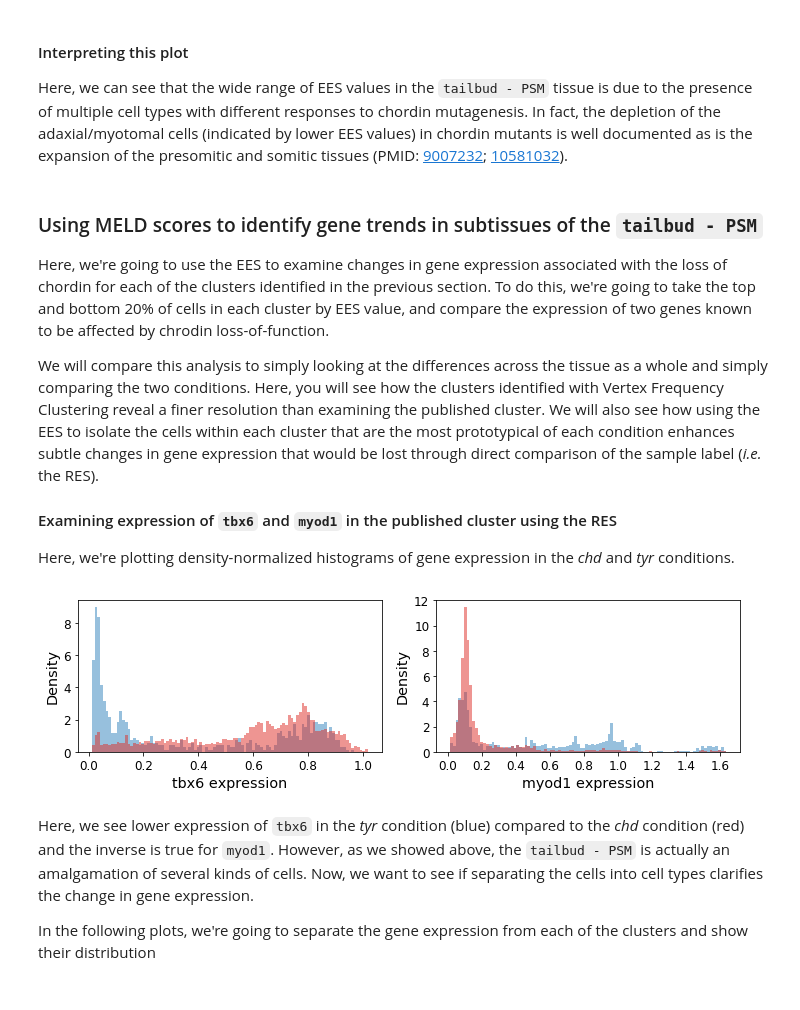
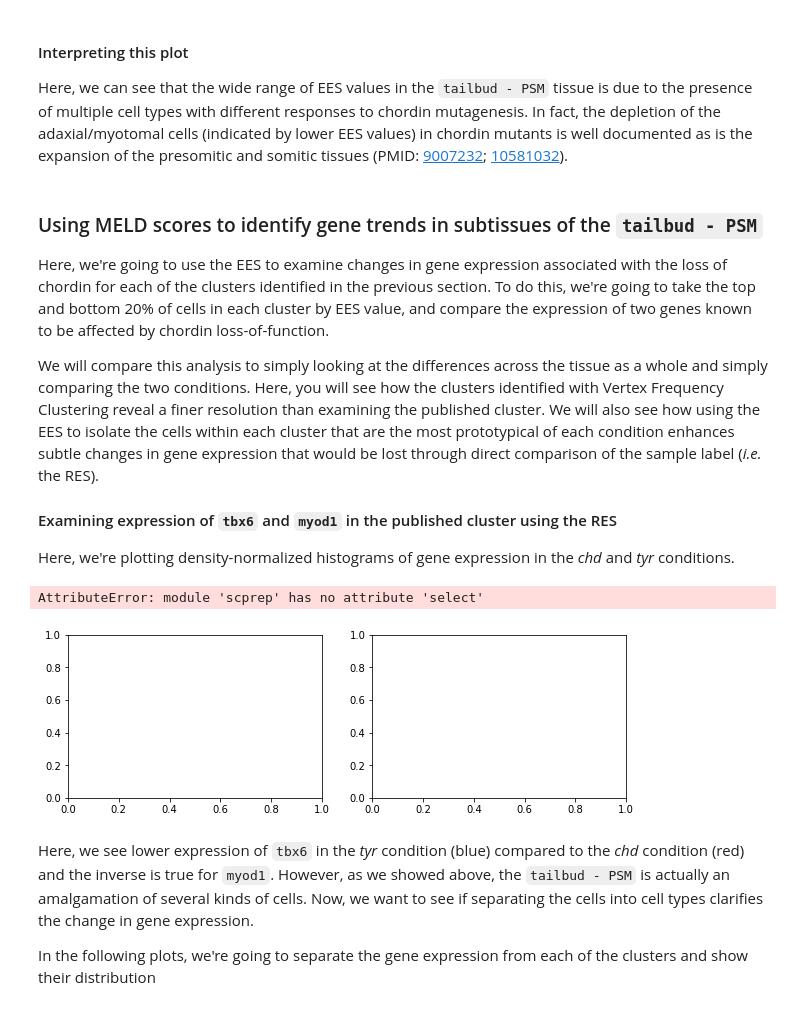
Before and after one commit to KrishnaswamyLab/MELD, a Jupyter notebook: notebooks/Wagner2018_Chordin_Cas9_Mutagenesis.ipynb, the cells around one changed output. Drawn from its saved outputs; the diff is of its cells as text; code cells hidden in the pictures.

```diff
--- a/notebooks/Wagner2018_Chordin_Cas9_Mutagenesis.ipynb
+++ b/notebooks/Wagner2018_Chordin_Cas9_Mutagenesis.ipynb
@@ -423,5 +443,8 @@ data_mg_psm = scprep.utils.select_rows(data_magic, is_in_tailbud_psm)
+# %%
+is_in_tailbud_psm = metadata['cluster'] == 'tailbud - PSM'
+data_psm, data_magic_psm, metadata_psm = scprep.select.select_rows(data_sqrt, data_magic, metadata, idx=is_in_tailbud_psm)
 # %%
-G_psm = gt.Graph(data_psm, n_pca=100, knn=5, decay=30, use_pygsp=True)
-phate_op = phate.PHATE(knn_dist='precomputed', n_jobs=12)
-Y_psm = phate_op.fit_transform(G_psm.K)
+G_psm = gt.Graph(data_psm, n_pca=100, knn=4, decay=30, use_pygsp=True, n_jobs=-2, verbose=True)
+phate_op = phate.PHATE(knn_dist='precomputed', n_jobs=-2)
+data_phate_psm = phate_op.fit_transform(G_psm.kernel)
 # %% [output]
@@ -506,3 +513,17 @@ See the caveats in the documentation: http://pandas.pydata.org/pandas-docs/stabl
+# %%
+cluster_names = np.empty_like(clusters, dtype=object)
+cluster_names[clusters == 0] = 'Adaxial - mature'
+cluster_names[clusters == 1] = 'Adaxial - immature'
+cluster_names[clusters == 2] = 'Somites'
+cluster_names[clusters == 3] = 'Presomitic mesoderm'
+metadata_psm = metadata_psm.assign(psm_cluster=cluster_names)
+metadata_psm.head()
+# %%
+# Create colormap
+psm_cluster_cmap = {'Adaxial - immature':  '#d7dfc0',
+                    'Adaxial - mature'  :  '#75b490',
+                    'Somites':             '#426c84',
+                    'Presomitic mesoderm': '#2c1e3e'}
 # %% [markdown]
 And now we can recreate that plot with the proper labels and colors
 # %%
@@ -540,7 +559,7 @@ Here, we can see that the wide range of EES values in the `tailbud - PSM` tissue
 # %% [markdown]
 ### Using MELD scores to identify gene trends in subtissues of the `tailbud - PSM`
 
-Here, we're going to use the EES to examine changes in gene expression associated with the loss of chordin for each of the clusters identified in the previous section. To do this, we're going to take the top and bottom 20% of cells in each cluster by EES value, and compare the expression of two genes known to be affected by chrodin loss-of-function.
+Here, we're going to use the EES to examine changes in gene expression associated with the loss of chordin for each of the clusters identified in the previous section. To do this, we're going to take the top and bottom 20% of cells in each cluster by EES value, and compare the expression of two genes known to be affected by chordin loss-of-function.
 
 We will compare this analysis to simply looking at the differences across the tissue as a whole and simply comparing the two conditions. Here, you will see how the clusters identified with Vertex Frequency Clustering reveal a finer resolution than examining the published cluster. We will also see how using the EES to isolate the cells within each cluster that are the most prototypical of each condition enhances subtle changes in gene expression that would be lost through direct comparison of the sample label (*i.e.* the RES).
 
@@ -550,24 +569,20 @@ Here, we're plotting density-normalized histograms of gene expression in the *ch
 # %%
 fig, axes = plt.subplots(1, 2, figsize=(10,3))
 
 # Whole cluster, tyr only
-for j, gene in enumerate(['tbx6', 'myod1']):
-    ax = axes[j]
-    expression_tyr = scprep.utils.select_rows(data_mg_psm, metadata_psm['RES'] == -1)
-    expression_chd = scprep.utils.select_rows(data_mg_psm, metadata_psm['RES'] == +1)
+for gene, ax in zip(['tbx6', 'myod1'], axes):
+    expression = scprep.select.select_cols(data_magic_psm, idx=gene)
 
-    exp_tyr_tbx6 = scprep.utils.select_cols(expression_tyr, idx=np.isin(data_sq.columns, gene))
-    exp_chd_tbx6 = scprep.utils.select_cols(expression_chd, idx=np.isin(data_sq.columns, gene))
+    expression_tyr = scprep.select.select_rows(expression, idx=metadata_psm['RES'] == -1)
+    expression_chd = scprep.select.select_rows(expression, idx=metadata_psm['RES'] == +1)
 
-    curr_data =np.vstack([exp_tyr_tbx6, exp_chd_tbx6])
-    curr_range = (np.min(curr_data), np.max(curr_data))
-    scprep.plot.histogram(exp_tyr_tbx6, ax=ax, log=False, range=curr_range, bins=100,
-                          density=True, alpha=0.5, color='#3182bd')
-    scprep.plot.histogram(exp_chd_tbx6, ax=ax, log=False, range=curr_range, bins=100,
-                          density=True, alpha=0.5, color='#de2d26', xlabel='{} expression'.format(gene), ylabel='Density')
+    scprep.plot.histogram([expression_tyr, expression_chd], ax=ax, bins=100,
+                          density=True, histtype='stepfilled', alpha=0.5, color=['#3182bd', '#de2d26'],
+                          xlabel='{} expression'.format(gene), ylabel='Density')
 fig.tight_layout()
 # %% [output]
+AttributeError: module 'scprep' has no attribute 'select'
-[figure, old version]
+[figure, new version]
 # %% [markdown]
 Here, we see lower expression of `tbx6` in the *tyr* condition (blue) compared to the *chd* condition (red) and the inverse is true for `myod1`. However, as we showed above, the `tailbud - PSM` is actually an amalgamation of several kinds of cells. Now, we want to see if separating the cells into cell types clarifies the change in gene expression.
 
```
Also changed, not shown: parts of 70 cells of this notebook, 1 other file.
